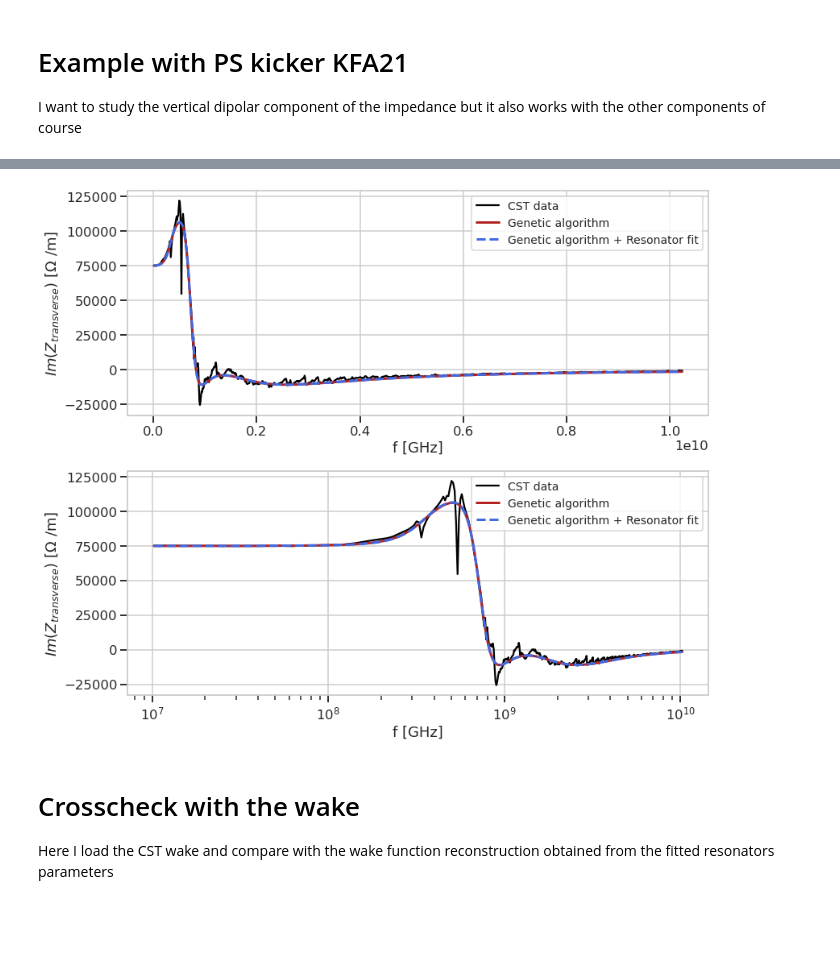
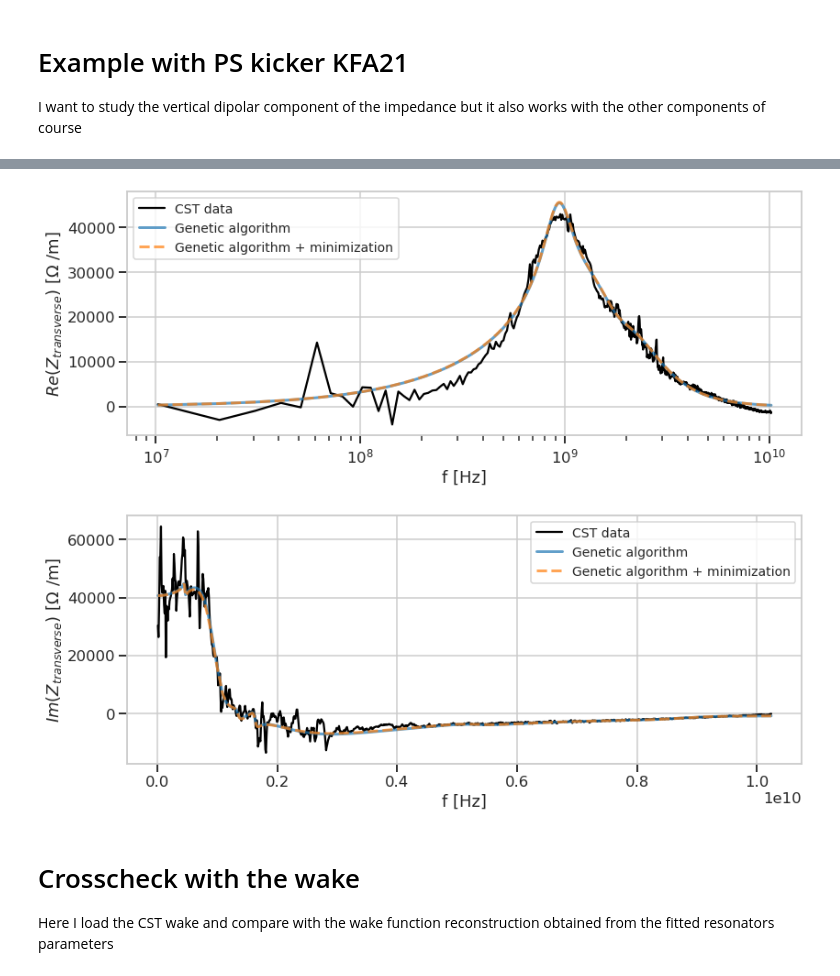
Before and after one commit to SebastienJoly/GARFIELD, a Jupyter notebook: Final_version.ipynb, the cells around one changed output, grey strips where cells are left out. Cells and saved outputs as stored; diff of their text form; code cells hidden in the pictures; blank space fills up the shorter version.

```diff
--- a/Final_version.ipynb
+++ b/Final_version.ipynb
@@ -5,11 +5,14 @@ import sys,os
 import numpy as np
 import matplotlib.pyplot as plt
 import seaborn as sns
+sns.set_context('poster')
 import pandas as pd
+from scipy.constants import c
 from scipy.optimize import curve_fit, minimize, differential_evolution
 from Genetic_algorithm import generate_Initial_Parameters
 from Minimization_functions import *
 from Resonator_formula import *
+from framework import GeneticAlgorithm
 import warnings
 import time as ti
 from functools import partial
@@ -92,0 +53,11 @@ Elapsed time for curve fit algorithm=0.18 s
+# %%
+GA_model = GeneticAlgorithm(frequency_data, impedance_data,
+                        t_array, Wt_array,
+                        N_resonators=Nres, parameterBounds=parameterBounds,
+                        minimizationFunction=sumOfSquaredError, fitFunction=n_Resonator_transverse_imp)
+GA_model.check_impedance_data()
+# %%
+%%time
+GA_model.run_geneticAlgorithm(maxiter=3000, popsize=100, tol=0.01,
+                              mutation=(0.1, 0.6), crossover_rate=0.8,
+                              debug=True)
@@ -92,0 +77,3 @@ Elapsed time for curve fit algorithm=0.18 s
+# %%
+%%time
+GA_model.run_minimizationAlgorithm(margin=0.5)
@@ -128,34 +122,54 @@ fig.tight_layout()
+# %%
+#Plot real part of impedance
+sns.set_style(style="whitegrid", rc={"xtick.bottom" : True, "ytick.left" : True})
+sns.set_context('talk')
+
+fig, ax0 = plt.subplots(1, 1, figsize=(12,5))
+
+ax0.plot(GA_model.frequency_data, GA_model.impedance_data.real, "black", label='CST data')
+try:
+    ax0.plot(GA_model.frequency_data, GA_model.fitFunction(GA_model.frequency_data, dict(enumerate(GA_model.geneticParameters.reshape(-1, 3)))).real,
+             lw = 3, label='Genetic algorithm', alpha=0.7)
+except:
+    pass
+ax0.plot(GA_model.frequency_data, GA_model.fitFunction(GA_model.frequency_data, dict(enumerate(GA_model.minimizationParameters.reshape(-1, 3)))).real,
+         lw = 3, linestyle='--', label='Genetic algorithm + minimization', alpha=0.7)
+
+#ax0.set_xlim(0.682e9, 0.692e9)
+#ax0.set_xlim(1.2e9, 1.27e9)
+
+ax0.set_xlabel('f [Hz]')
+ax0.set_ylabel('$Re(Z_{transverse})$ [$\Omega$ /m]')
+ax0.legend(loc='best', fontsize=14)
+
+ax0.set_xscale('log')
+
+fig.tight_layout()
+# %% [output]
+[figure, added]
 # %%
 #Plot imaginary part of impedance
 
-fig, [ax0, ax1] = plt.subplots(2, 1, figsize=(12,10))
+fig, ax0 = plt.subplots(1, 1, figsize=(12,5))
 
 ax0.plot(frequency_data, impedance_data.imag, "black", label='CST data')
-ax0.plot(frequency_data, n_Resonator_transverse_imag(frequency_data, *initialParameters),
-         lw = 3, color='firebrick', label='Genetic algorithm')
-ax0.plot(frequency_data, n_Resonator_transverse_imag(frequency_data, *pars), 'royalblue',
-         lw = 3, linestyle='--', label='Genetic algorithm + Resonator fit')
+try:
+    ax0.plot(GA_model.frequency_data, GA_model.fitFunction(GA_model.frequency_data, dict(enumerate(GA_model.geneticParameters.reshape(-1, 3)))).imag,
+             lw = 3, label='Genetic algorithm', alpha=0.7)
+except:
+    pass
+ax0.plot(GA_model.frequency_data, GA_model.fitFunction(GA_model.frequency_data, dict(enumerate(GA_model.minimizationParameters.reshape(-1, 3)))).imag,
+         lw = 3, linestyle='--', label='Genetic algorithm + minimization', alpha=0.7)
 
+#ax0.set_xlim(0.682e9, 0.692e9)
 
-ax1.plot(frequency_data, impedance_data.imag, "black", label='CST data')
-ax1.plot(frequency_data, n_Resonator_transverse_imag(frequency_data, *initialParameters),
-         lw = 3, color='firebrick', label='Genetic algorithm')
-ax1.plot(frequency_data, n_Resonator_transverse_imag(frequency_data, *pars), 'royalblue',
-         lw = 3, linestyle='--', label='Genetic algorithm + Resonator fit')
-ax1.set_xscale('log')
-
-ax0.set_xlabel('f [GHz]')
-ax1.set_xlabel('f [GHz]')
-
+ax0.set_xlabel('f [Hz]')
 ax0.set_ylabel('$Im(Z_{transverse})$ [$\Omega$ /m]')
-ax1.set_ylabel('$Im(Z_{transverse})$ [$\Omega$ /m]')
-
 ax0.legend(loc='best', fontsize=14)
-ax1.legend(loc='best', fontsize=14)
 
 fig.tight_layout()
 # %% [output]
-[figure, old version]
+[figure, new version]
 # %% [markdown]
 # Crosscheck with the wake
 Here I load the CST wake and compare with the wake function reconstruction obtained from the fitted resonators parameters
```
Also changed, not shown: parts of 10 cells of this notebook, 2 other files.
